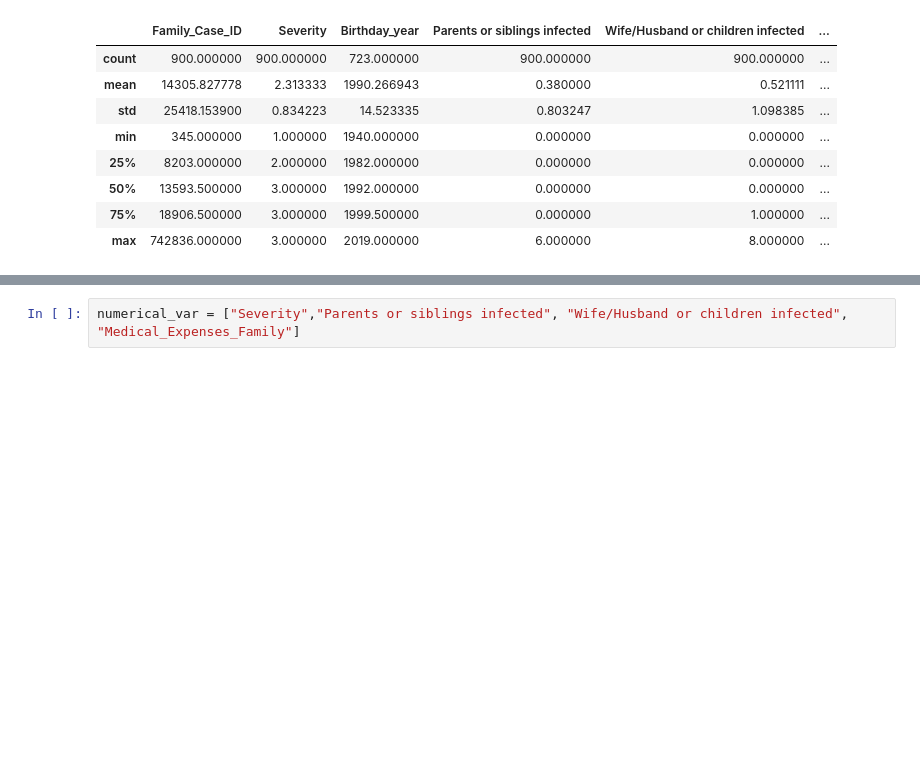
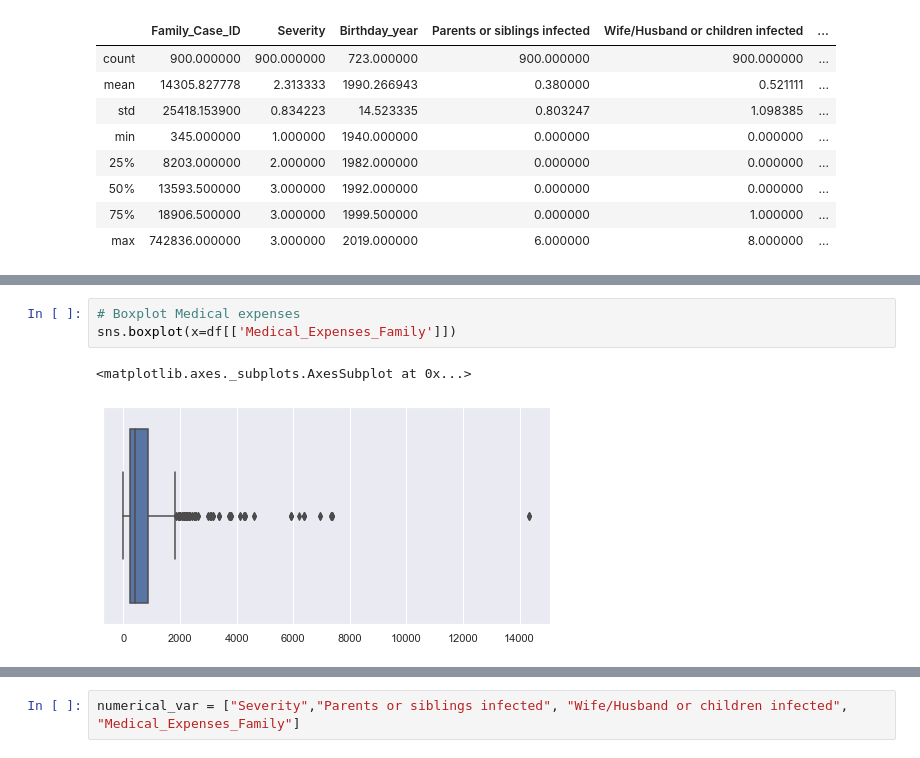
Before and after one commit to mrmachatschek/pandemic_survival_prediction, a Jupyter notebook: main.ipynb, the cells around one changed output, grey strips where cells are left out. Drawn from its saved outputs; the diff is of its cells as text; blank space fills up the shorter version.

```diff
--- a/main.ipynb
+++ b/main.ipynb
@@ -53,0 +64,6 @@ df.describe()
+# %%
+# Boxplot Medical expenses
+sns.boxplot(x=df[['Medical_Expenses_Family']])
+# %% [output]
+<matplotlib.axes._subplots.AxesSubplot at 0x...>
+[figure, added]
```
Also changed, not shown: parts of 24 cells of this notebook.
